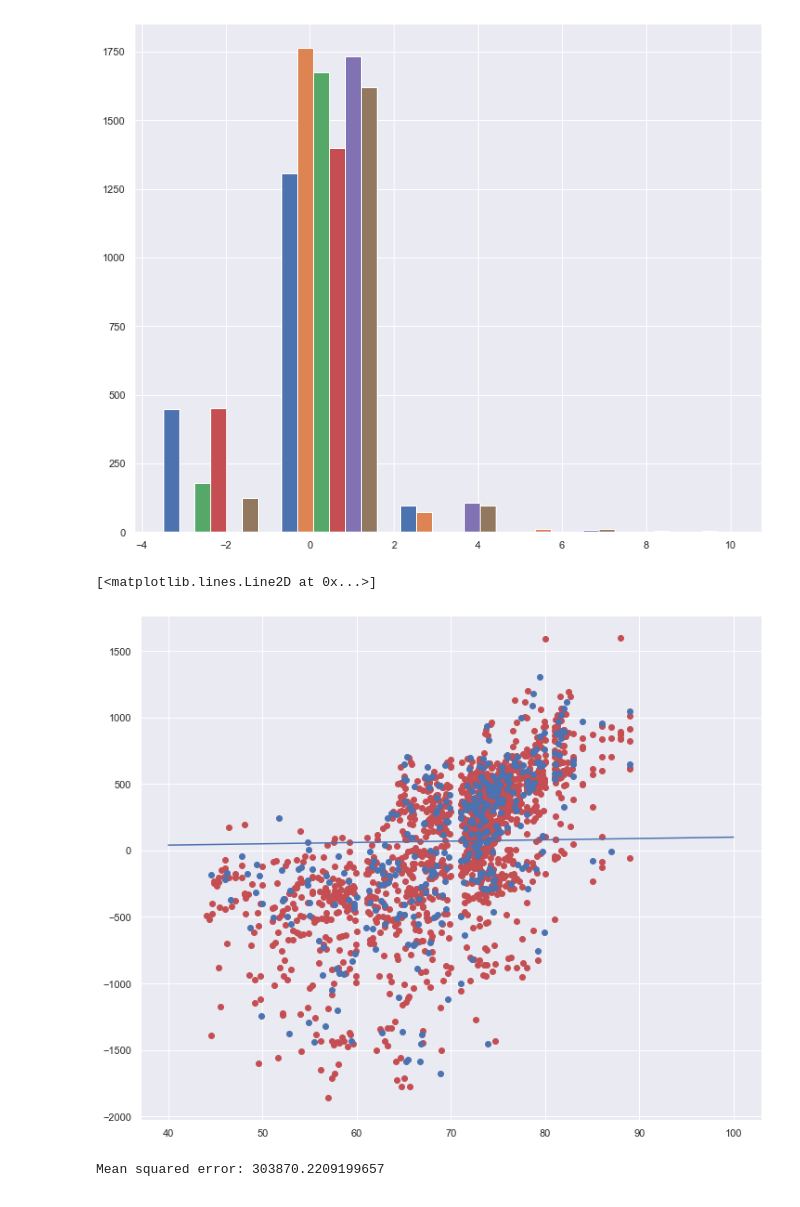
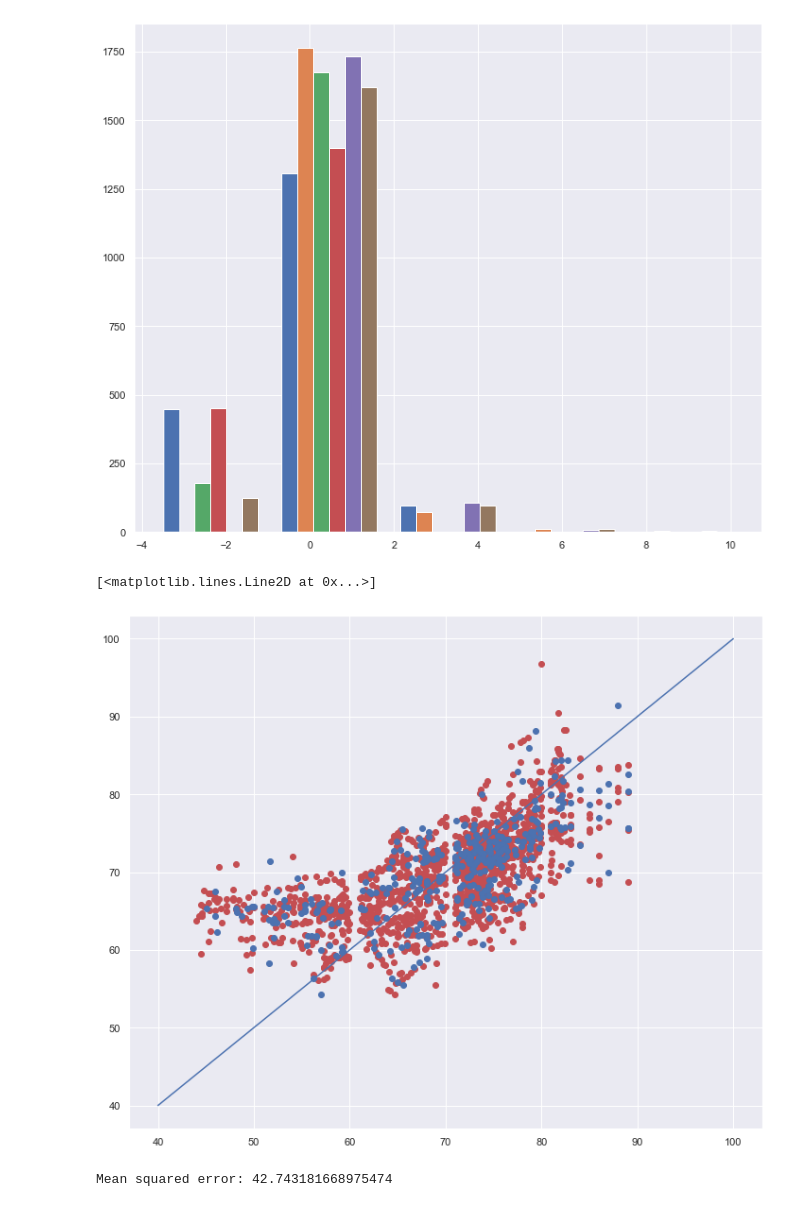
Before and after one commit to shinjangwoon/idu-practice, a Jupyter notebook: 4장 실습/4장 선형 회귀로 이해하는 지도학습.ipynb, the cells around one changed output. Cells and saved outputs as stored; diff of their text form; code cells hidden in the pictures.

```diff
--- a/4장 실습/4장 선형 회귀로 이해하는 지도학습.ipynb
+++ b/4장 실습/4장 선형 회귀로 이해하는 지도학습.ipynb
@@ -474,15 +463,18 @@ Xtrain, Xtest, y_train, y_test = train_test_split(X, y, test_size=0.2)
 sXtrain = scaler.fit_transform(Xtrain)
 sXtest = scaler.fit_transform(Xtest)
 # %%
+
+lin_model = LinearRegression()
+lin_model.fit(sXtrain, y_train)
 y_hat_train = lin_model.predict(sXtrain)
 y_hat_test = lin_model.predict(sXtest)
 plt.scatter(y_train, y_hat_train, color='r')
 plt.scatter(y_test, y_hat_test, color='b')
 plt.plot(xy_range, xy_range)
 # %% [output]
 [<matplotlib.lines.Line2D at 0x...>]
-[figure, old version]
+[figure, new version]
 # %%
 print('Mean squared error:', mean_squared_error(y_test, y_hat_test))
 # %% [output]
-Mean squared error: 303870.2209199657
+Mean squared error: 42.743181668975474
```
Also changed, not shown: parts of 13 cells of this notebook.
